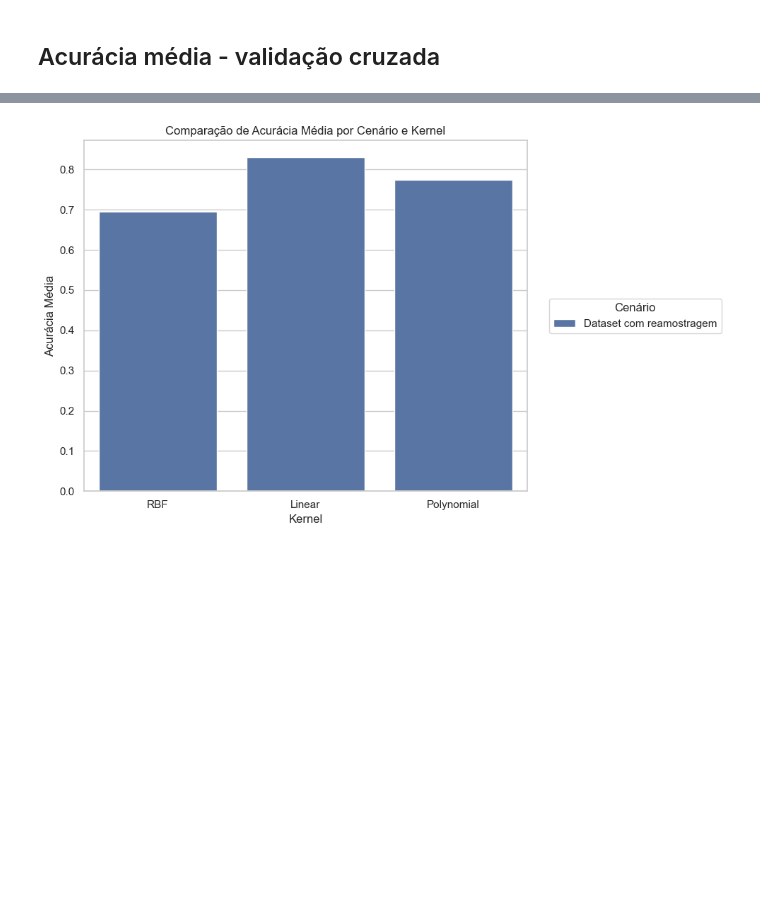
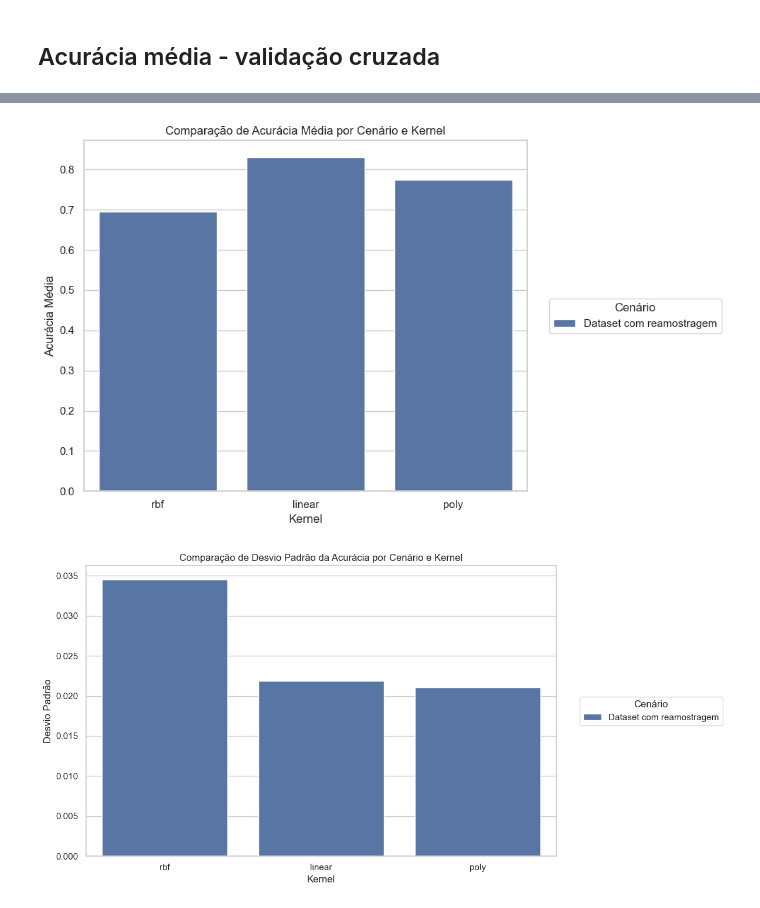
Before and after one commit to WesleydosSantos/machine-learning-tecnicas, a Jupyter notebook: Modelos/svm.ipynb, the cells around one changed output, grey strips where cells are left out. Drawn from its saved outputs; the diff is of its cells as text; code cells hidden in the pictures; blank space fills up the shorter version.

```diff
--- a/Modelos/svm.ipynb
+++ b/Modelos/svm.ipynb
@@ -440,6 +385,17 @@ svm = SVC(kernel='linear', random_state = 42)
 # %%
+#Instanciando o modelo com kernel 'linear'
+svm = SVC(kernel='linear', random_state = 42)
+
+svm.fit(X_train_balanced, y_train_balanced)
+
+y_pred = svm.predict(X_test)
+
 #avaliando o modelo com o cross-validation
 cv_scores = cross_val_score(svm,X_train_balanced, y_train_balanced, cv = 10, scoring='accuracy')
+
+print('Relatório do modelo\n\n', classification_report(y_test, y_pred))
 print(f"Acurácia média da validação cruzada: {cv_scores.mean() * 100:.2f}%")
 print(f"Desvio padrão da acurácia: {cv_scores.std() * 100:.2f}%")
+
+results_cenario2.append({'Cenário': 'Dataset com reamostragem', 'Kernel': 'linear', 'Acurácia Média': cv_scores.mean(), 'Desvio Padrão': cv_scores.std()})
 # %% [output]
@@ -466,3 +414,0 @@ plt.ylabel('Valor Real');
-# %%
-print('Relatório do modelo\n\n', classification_report(y_test, y_pred))
-results_cenario2.append({'Cenário': 'Dataset com reamostragem', 'Kernel': 'Linear', 'Acurácia Média': cv_scores.mean()})
@@ -485,6 +417,18 @@ svm = SVC(kernel='poly', random_state = 42)
 # %%
+#Instanciando o modelo com kernel 'poly'
+svm = SVC(kernel='poly', random_state = 42)
+
+svm.fit( X_train_balanced, y_train_balanced)
+
+y_pred = svm.predict(X_test)
+
 #avaliando o modelo com o cross-validation
 cv_scores = cross_val_score(svm, X_train_balanced, y_train_balanced, cv = 10, scoring='accuracy')
+
+print('Relatório do modelo\n\n', classification_report(y_test, y_pred))
 print(f"Acurácia média da validação cruzada: {cv_scores.mean() * 100:.2f}%")
 print(f"Desvio padrão da acurácia: {cv_scores.std() * 100:.2f}%")
+
+
+results_cenario2.append({'Cenário': 'Dataset com reamostragem', 'Kernel': 'poly', 'Acurácia Média': cv_scores.mean(), 'Desvio Padrão': cv_scores.std()})
 # %% [output]
@@ -511,3 +447,0 @@ plt.ylabel('Valor Real');
-# %%
-print('Relatório do modelo\n\n', classification_report(y_test, y_pred))
-results_cenario2.append({'Cenário': 'Dataset com reamostragem', 'Kernel': 'Polynomial', 'Acurácia Média': cv_scores.mean()})
@@ -709,18 +605,29 @@ plt.show()
 # %%
 # Configurar o estilo do gráfico
 sns.set(style="whitegrid")
 
 # Gráfico de Acurácia Média
 plt.figure(figsize=(10, 6))
 sns.barplot(x="Kernel", y="Acurácia Média", hue="Cenário", data=results_df_cenario2)
 plt.title("Comparação de Acurácia Média por Cenário e Kernel")
 plt.xlabel("Kernel")
 plt.ylabel("Acurácia Média")
 plt.legend(title="Cenário",loc='center left', bbox_to_anchor=(1.05, 0.5), borderaxespad=0.)
 plt.tight_layout()
 plt.show()
+
+# Gráfico de Desvio Padrão da Acurácia
+plt.figure(figsize=(12, 6))
+sns.barplot(x="Kernel", y="Desvio Padrão", hue="Cenário", data=results_df_cenario2)
+plt.title("Comparação de Desvio Padrão da Acurácia por Cenário e Kernel")
+plt.xlabel("Kernel")
+plt.ylabel("Desvio Padrão")
+plt.legend(title="Cenário",loc='center left', bbox_to_anchor=(1.05, 0.5), borderaxespad=0.)
+plt.tight_layout()
+plt.show()
 # %% [output]
-[figure, old version]
+[figure, new version]
+[figure, added]
 # %%
 # Configurar o estilo do gráfico
 sns.set(style="whitegrid")
```
Also changed, not shown: parts of 58 cells of this notebook.
